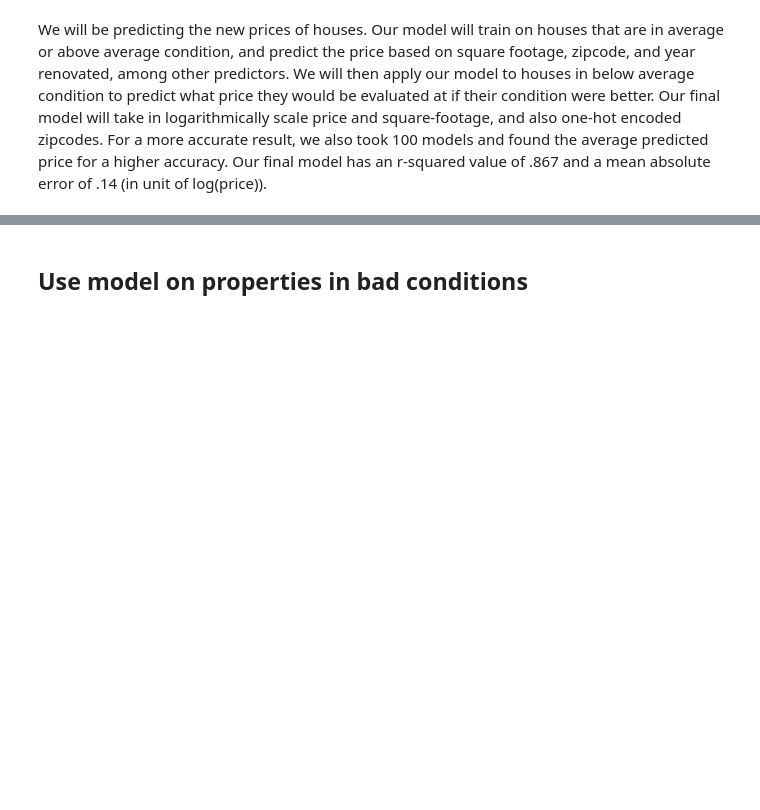
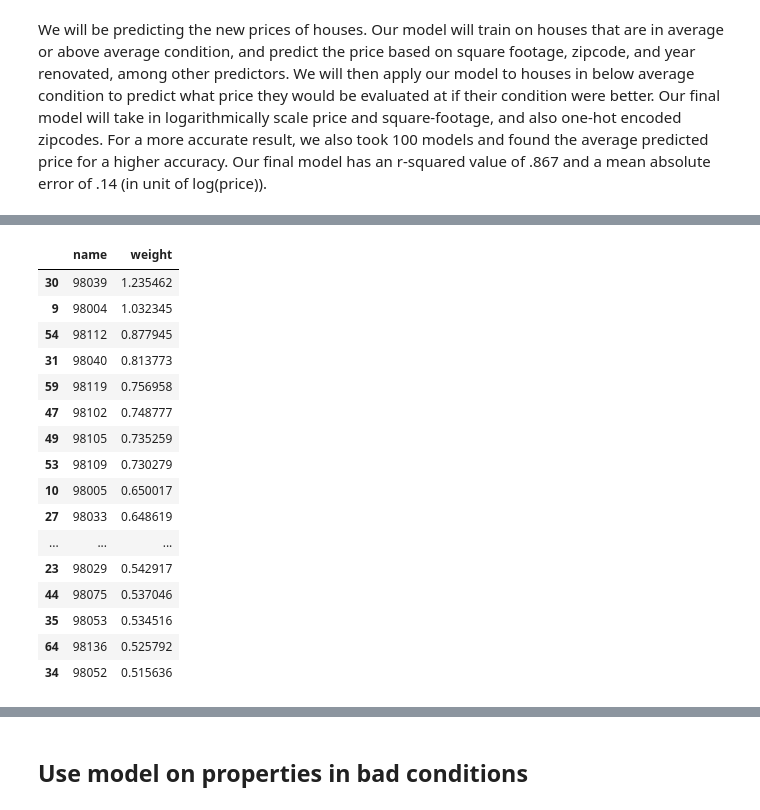
Before and after one commit to baget246/dsc-phase-2-project-v2-3, a Jupyter notebook: final.ipynb, the cells around one changed output, grey strips where cells are left out. Cells and saved outputs as stored; diff of their text form; code cells hidden in the pictures; blank space fills up the shorter version.

```diff
--- a/final.ipynb
+++ b/final.ipynb
@@ -243,0 +276,21 @@ print(results[1])
+# %%
+weights_df = weights_df.sort_values('weight', ascending = False)
+weights_df.head(25)
+# %% [output]
+|  | name | weight |
+| 30 | 98039 | 1.235462 |
+| 9 | 98004 | 1.032345 |
+| 54 | 98112 | 0.877945 |
+| 31 | 98040 | 0.813773 |
+| 59 | 98119 | 0.756958 |
+| 47 | 98102 | 0.748777 |
+| 49 | 98105 | 0.735259 |
+| 53 | 98109 | 0.730279 |
+| 10 | 98005 | 0.650017 |
+| 27 | 98033 | 0.648619 |
+| ... | ... | ... |
+| 23 | 98029 | 0.542917 |
+| 44 | 98075 | 0.537046 |
+| 35 | 98053 | 0.534516 |
+| 64 | 98136 | 0.525792 |
+| 34 | 98052 | 0.515636 |
```
Also changed, not shown: parts of 15 cells of this notebook, 1 other file.
